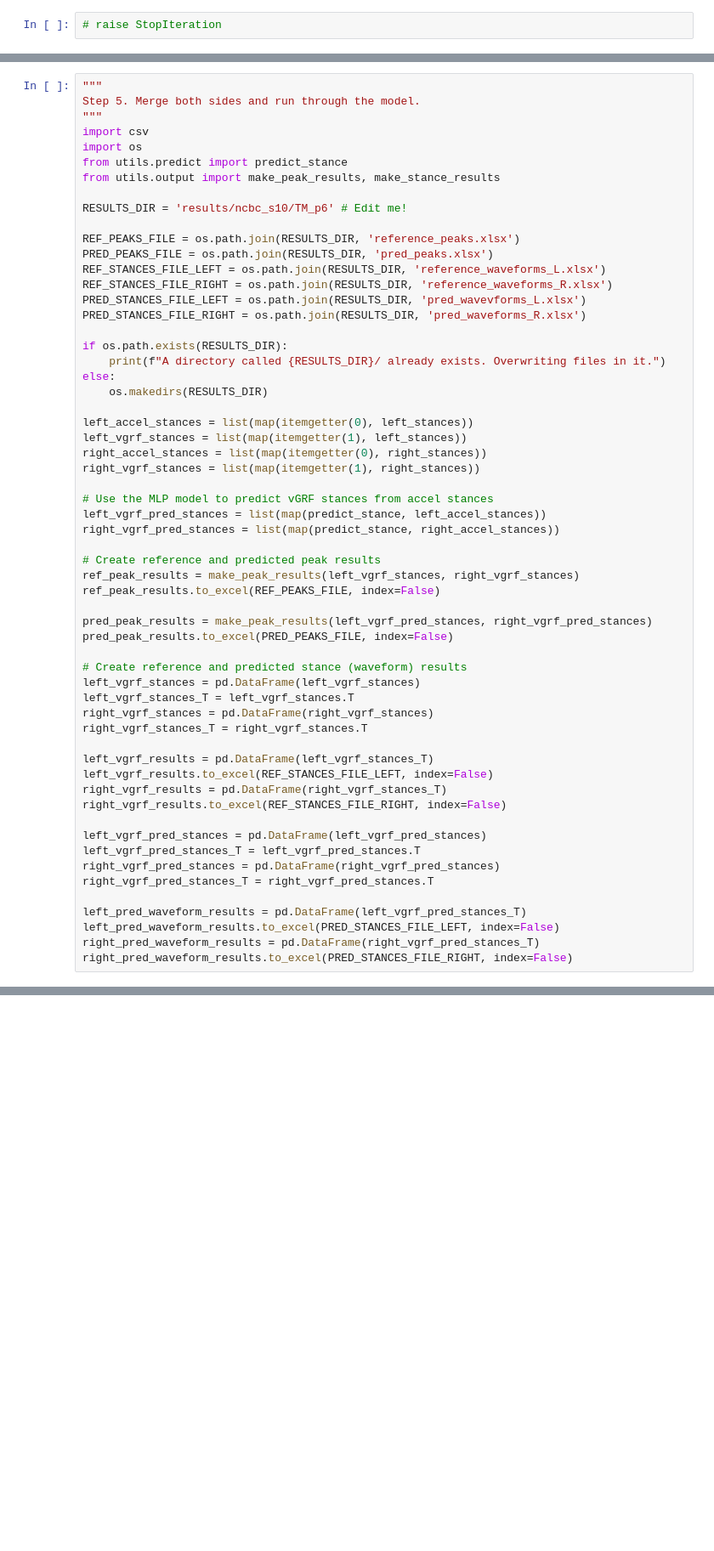
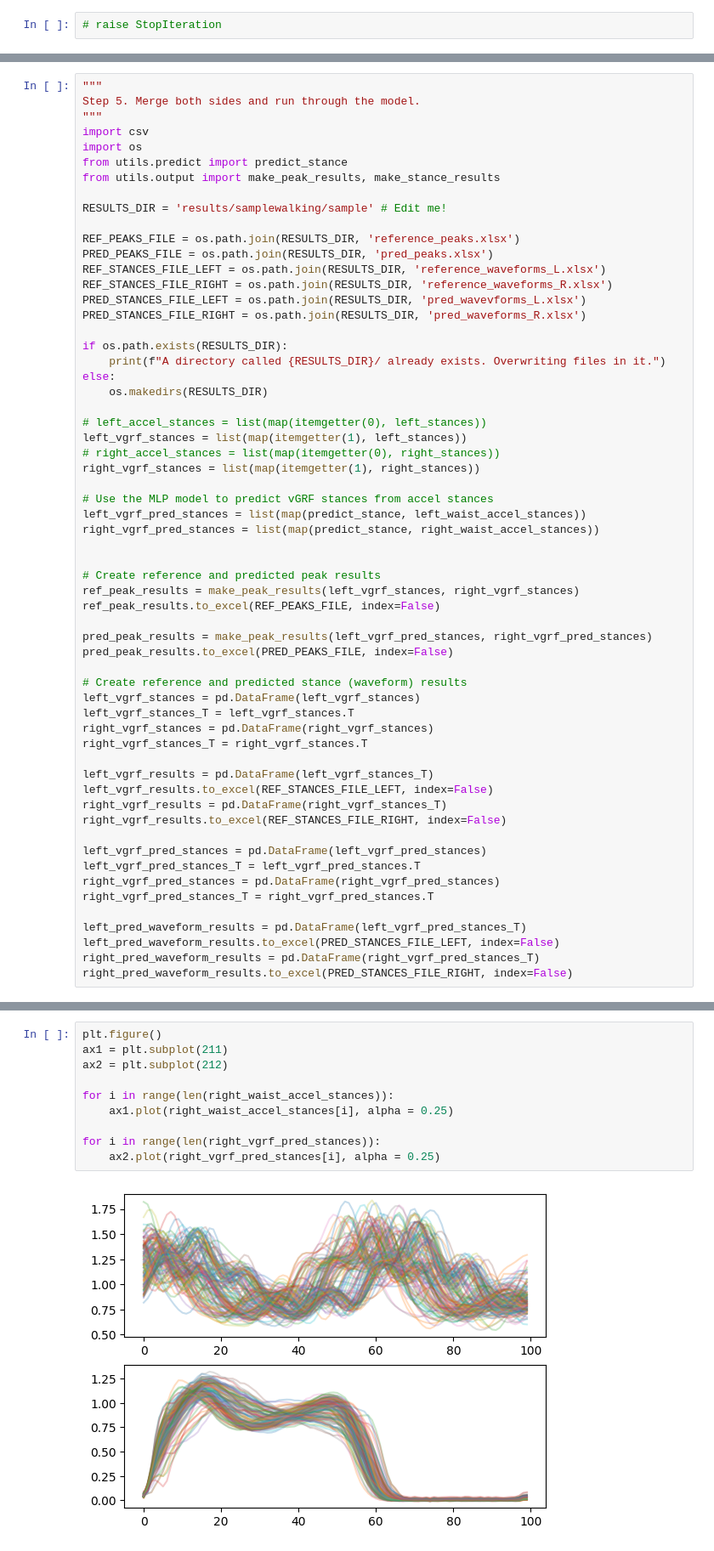
Before and after one commit to ostepp/Vetta_2025, a Jupyter notebook: process-trial_051225_vGRF_alignment.ipynb, the cells around one changed output, grey strips where cells are left out. Shown at 85% size. Cells and saved outputs as stored; diff of their text form; blank space fills up the shorter version.

Commit message:
debug vgrf prediction mapping issue

```diff
--- a/process-trial_051225_vGRF_alignment.ipynb
+++ b/process-trial_051225_vGRF_alignment.ipynb
@@ -264,7 +305,7 @@ import os
 from utils.predict import predict_stance
 from utils.output import make_peak_results, make_stance_results
 
-RESULTS_DIR = 'results/ncbc_s10/TM_p6' # Edit me!
+RESULTS_DIR = 'results/samplewalking/sample' # Edit me!
 
 REF_PEAKS_FILE = os.path.join(RESULTS_DIR, 'reference_peaks.xlsx')
 PRED_PEAKS_FILE = os.path.join(RESULTS_DIR, 'pred_peaks.xlsx')
@@ -278,14 +319,15 @@ if os.path.exists(RESULTS_DIR):
 else:
     os.makedirs(RESULTS_DIR)
 
-left_accel_stances = list(map(itemgetter(0), left_stances))
+# left_accel_stances = list(map(itemgetter(0), left_stances))
 left_vgrf_stances = list(map(itemgetter(1), left_stances))
-right_accel_stances = list(map(itemgetter(0), right_stances))
+# right_accel_stances = list(map(itemgetter(0), right_stances))
 right_vgrf_stances = list(map(itemgetter(1), right_stances))
 
 # Use the MLP model to predict vGRF stances from accel stances
-left_vgrf_pred_stances = list(map(predict_stance, left_accel_stances))
-right_vgrf_pred_stances = list(map(predict_stance, right_accel_stances))
+left_vgrf_pred_stances = list(map(predict_stance, left_waist_accel_stances))
+right_vgrf_pred_stances = list(map(predict_stance, right_waist_accel_stances))
+
 
 # Create reference and predicted peak results
 ref_peak_results = make_peak_results(left_vgrf_stances, right_vgrf_stances)
@@ -316,0 +378,12 @@ right_pred_waveform_results.to_excel(PRED_STANCES_FILE_RIGHT, index=False)
+# %%
+plt.figure()
+ax1 = plt.subplot(211)
+ax2 = plt.subplot(212)
+
+for i in range(len(right_waist_accel_stances)):
+    ax1.plot(right_waist_accel_stances[i], alpha = 0.25)
+
+for i in range(len(right_vgrf_pred_stances)):
+    ax2.plot(right_vgrf_pred_stances[i], alpha = 0.25)
+# %% [output]
+[figure, added]
```
Also changed, not shown: parts of 20 cells of this notebook, 22 other files.
